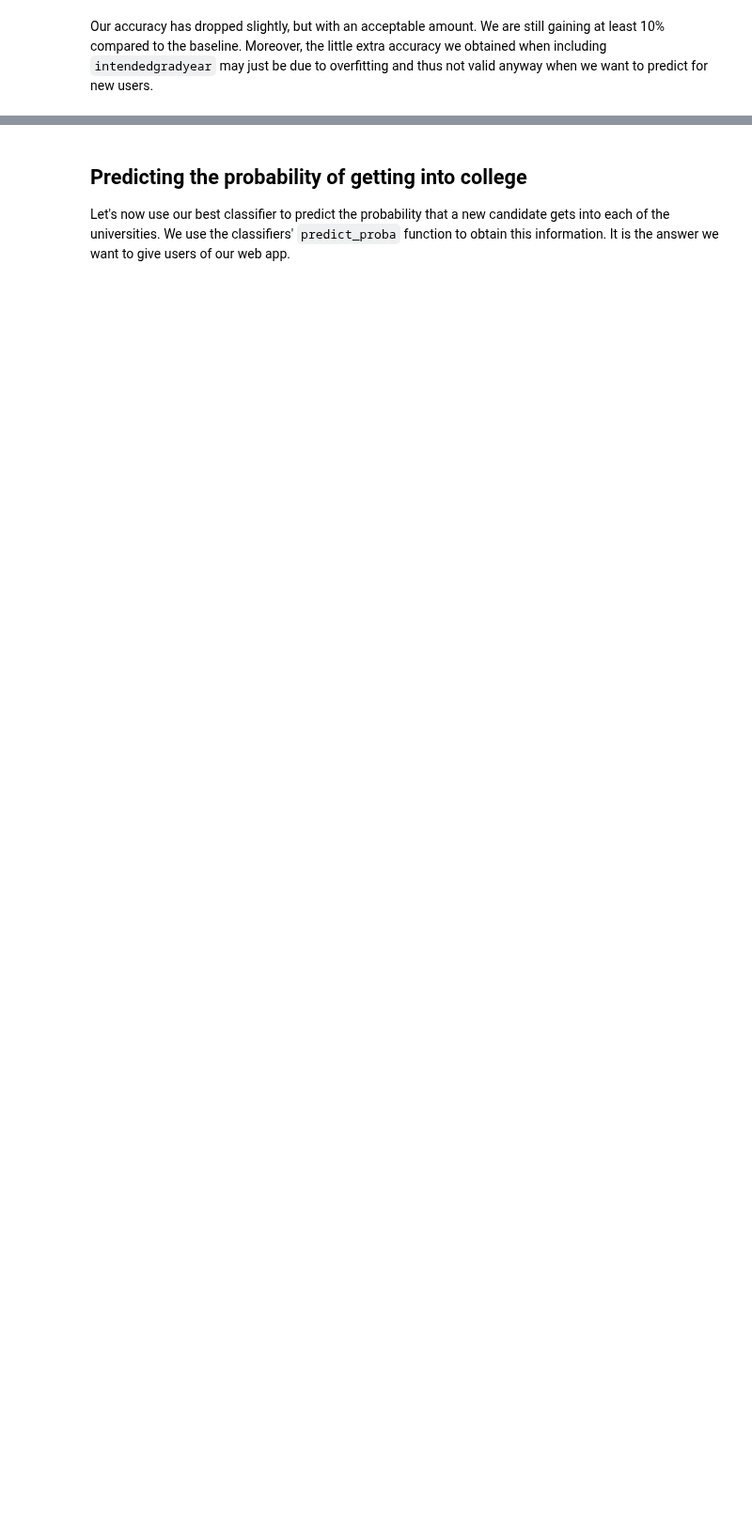
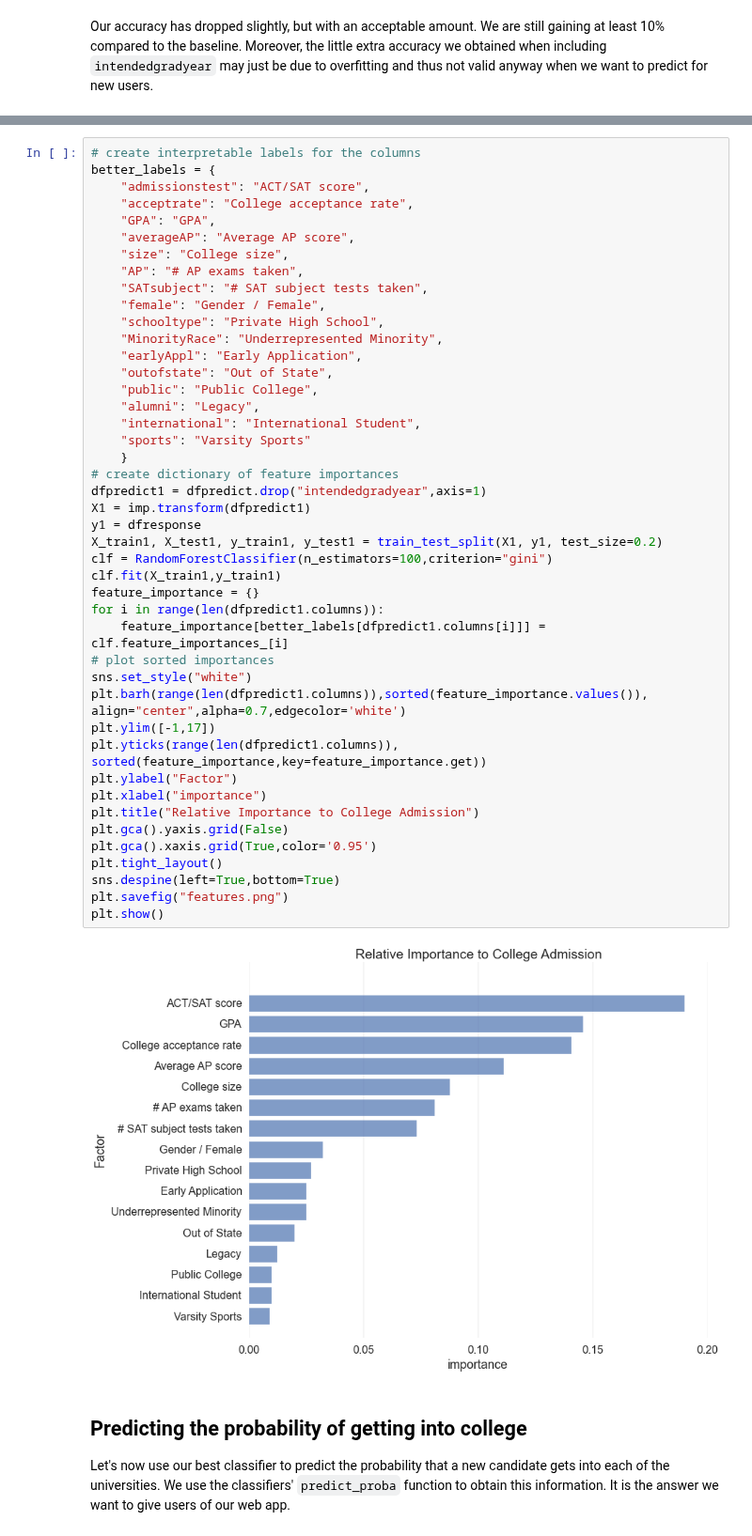
Before and after one commit to wihl/cs109-groupproj-college, a Jupyter notebook: classification_v2.ipynb, the cells around one changed output, grey strips where cells are left out. Shown at 94% size. Saved outputs shown, nothing was run; the diff lists cells and outputs as text; blank space fills up the shorter version.

Commit message:
added chart to classification_v2 for updated weights after dropping grad year

```diff
--- a/classification_v2.ipynb
+++ b/classification_v2.ipynb
@@ -512,3 +512,49 @@ Our accuracy has dropped slightly, but with an acceptable amount. We are still g
+# %%
+# create interpretable labels for the columns
+better_labels = {
+    "admissionstest": "ACT/SAT score",
+    "acceptrate": "College acceptance rate",
+    "GPA": "GPA",
+    "averageAP": "Average AP score",
+    "size": "College size",
+    "AP": "# AP exams taken",
+    "SATsubject": "# SAT subject tests taken",
+    "female": "Gender / Female",
+    "schooltype": "Private High School",
+    "MinorityRace": "Underrepresented Minority",
+    "earlyAppl": "Early Application",
+    "outofstate": "Out of State",
+    "public": "Public College",
+    "alumni": "Legacy",
+    "international": "International Student",
+    "sports": "Varsity Sports"
+    }
+# create dictionary of feature importances
+dfpredict1 = dfpredict.drop("intendedgradyear",axis=1)
+X1 = imp.transform(dfpredict1)
+y1 = dfresponse
+X_train1, X_test1, y_train1, y_test1 = train_test_split(X1, y1, test_size=0.2)
+clf = RandomForestClassifier(n_estimators=100,criterion="gini")
+clf.fit(X_train1,y_train1)
+feature_importance = {}
+for i in range(len(dfpredict1.columns)):
+    feature_importance[better_labels[dfpredict1.columns[i]]] = clf.feature_importances_[i]
+# plot sorted importances
+sns.set_style("white")
+plt.barh(range(len(dfpredict1.columns)),sorted(feature_importance.values()), align="center",alpha=0.7,edgecolor='white')
+plt.ylim([-1,17])
+plt.yticks(range(len(dfpredict1.columns)), sorted(feature_importance,key=feature_importance.get))
+plt.ylabel("Factor")
+plt.xlabel("importance")
+plt.title("Relative Importance to College Admission")
+plt.gca().yaxis.grid(False)
+plt.gca().xaxis.grid(True,color='0.95')
+plt.tight_layout()
+sns.despine(left=True,bottom=True)
+plt.savefig("features.png")
+plt.show()
+# %% [output]
+[figure, added]
 # %% [markdown]
 ## Predicting the probability of getting into college
 
```
Also changed, not shown: parts of 2 cells of this notebook, 2 other files.
